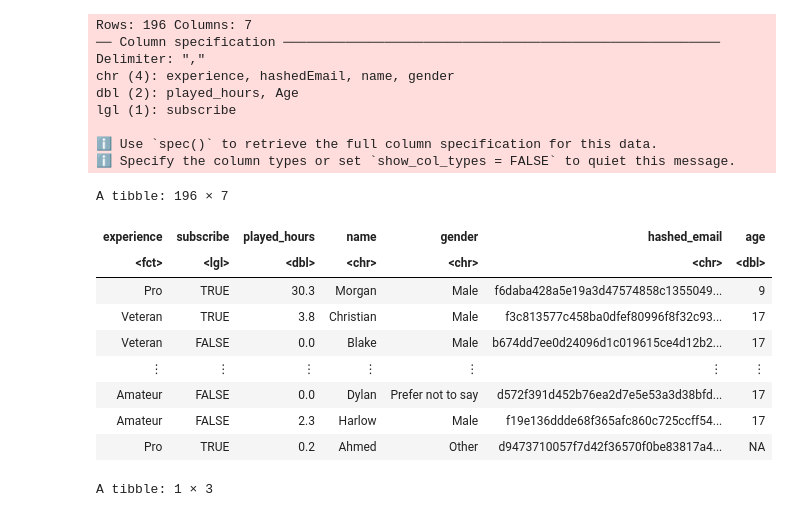
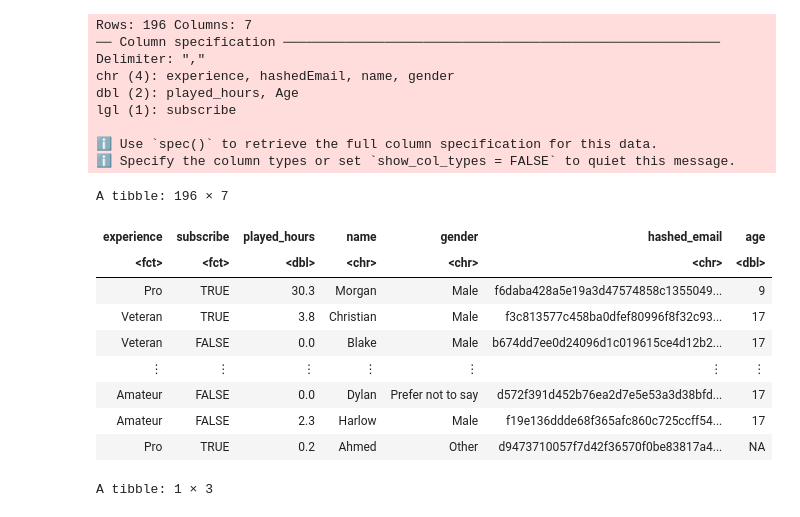
Before and after one commit to nothingbutash/dsci-100-2024w2-group-006-2, a Jupyter notebook: Project.ipynb, the cells around one changed output. Cells and saved outputs as stored; diff of their text form; code cells hidden in the pictures.

```diff
--- a/Project.ipynb
+++ b/Project.ipynb
@@ -40,13 +40,14 @@ lgl (1): subscribe
 # %%
 players <- players |>
     #Changing column names to be more uniform (removed camel case and capitalization)
-    mutate(experience = as_factor(experience), hashed_email = hashedEmail, age = Age) |>
+    #Also had to make subscribe a factor rather than logical, as classification does not work otherwise
+    mutate(experience = as_factor(experience), hashed_email = hashedEmail, age = Age, subscribe = as_factor(subscribe)) |>
     select(-hashedEmail, -Age)
 players
 # %% [output]
 A tibble: 196 × 7
 | experience | subscribe | played_hours | name | gender | hashed_email | age |
-| <fct> | <lgl> | <dbl> | <chr> | <chr> | <chr> | <dbl> |
+| <fct> | <fct> | <dbl> | <chr> | <chr> | <chr> | <dbl> |
 | Pro | TRUE | 30.3 | Morgan | Male | f6daba428a5e19a3d47574858c1355049... | 9 |
 | Veteran | TRUE | 3.8 | Christian | Male | f3c813577c458ba0dfef80996f8f32c93... | 17 |
 | Veteran | FALSE | 0.0 | Blake | Male | b674dd7ee0d24096d1c019615ce4d12b2... | 17 |
```
Also changed, not shown: parts of 18 cells of this notebook.
